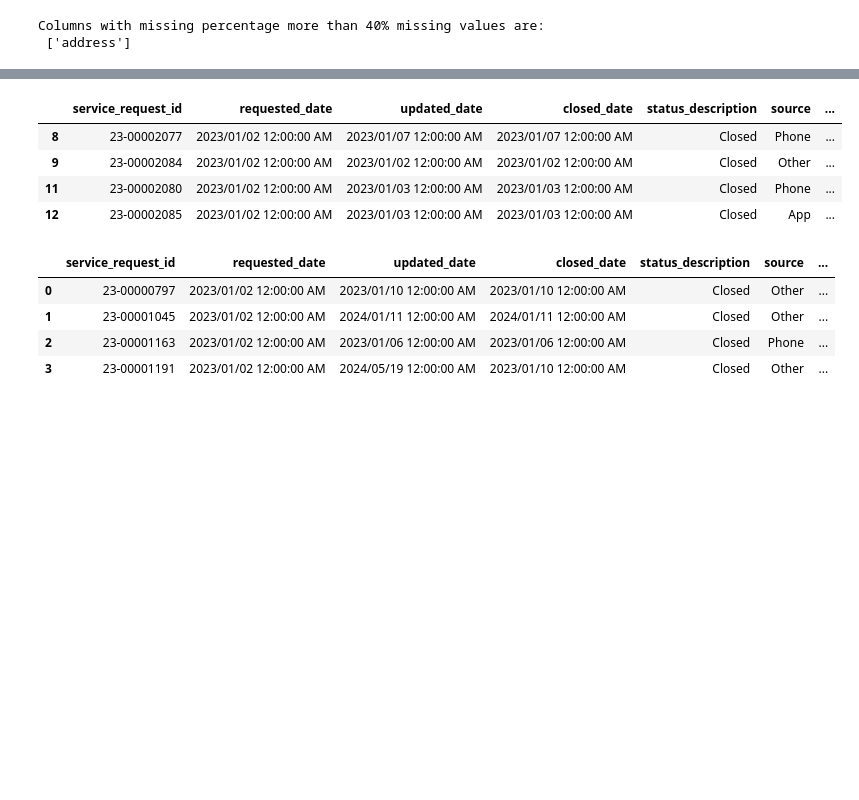
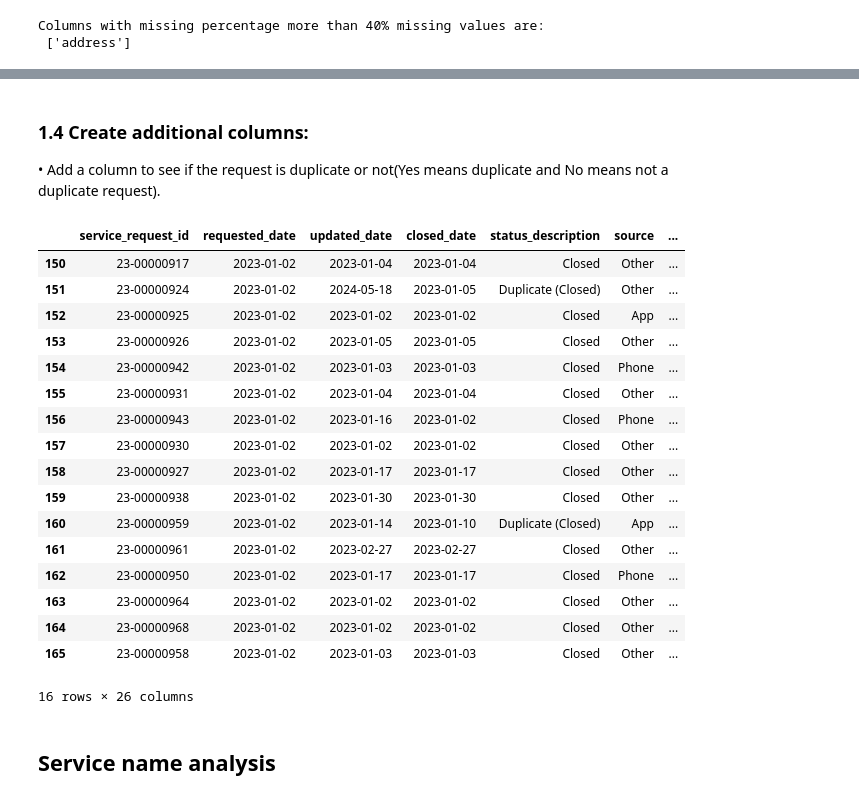
Before and after one commit to AnithaUofC/311ServiceRequests, a Jupyter notebook: 311DataWrangling.ipynb, the cells around one changed output, grey strips where cells are left out. Drawn from its saved outputs; the diff is of its cells as text; code cells hidden in the pictures; blank space fills up the shorter version.

```diff
--- a/311DataWrangling.ipynb
+++ b/311DataWrangling.ipynb
@@ -81,16 +135,34 @@ Columns with missing percentage more than 40% missing values are:
+# %% [markdown]
+### 1.4 Create additional columns:
+
+•	Add a column to see if the request is duplicate or not(Yes means duplicate and No means not a duplicate request).
 # %%
-nan_df = df[~df['comm_code'].isna()]
-display(nan_df.head(4))
-nan_df = df[df['comm_code'].isna()]
-display(nan_df.head(4))
+df['duplicate_request'] = df['status_description'].str.contains(r'Duplicate \(Closed\)', regex=True)
+
+# Convert the boolean values to 'yes'/'no'
+df['duplicate_request'] = df['duplicate_request'].replace({True: 'Yes', False: 'No'})
+
+# Checking if converted to yes or no
+df_subset = df.iloc[150:166]  # Python slicing includes 150 but excludes 166
+display(df_subset)
 # %% [output]
 |  | service_request_id | requested_date | updated_date | closed_date | status_description | source | ... |
-| 8 | 23-00002077 | 2023/01/02 12:00:00 AM | 2023/01/07 12:00:00 AM | 2023/01/07 12:00:00 AM | Closed | Phone | ... |
-| 9 | 23-00002084 | 2023/01/02 12:00:00 AM | 2023/01/02 12:00:00 AM | 2023/01/02 12:00:00 AM | Closed | Other | ... |
-| 11 | 23-00002080 | 2023/01/02 12:00:00 AM | 2023/01/03 12:00:00 AM | 2023/01/03 12:00:00 AM | Closed | Phone | ... |
-| 12 | 23-00002085 | 2023/01/02 12:00:00 AM | 2023/01/03 12:00:00 AM | 2023/01/03 12:00:00 AM | Closed | App | ... |
+| 150 | 23-00000917 | 2023-01-02 | 2023-01-04 | 2023-01-04 | Closed | Other | ... |
+| 151 | 23-00000924 | 2023-01-02 | 2024-05-18 | 2023-01-05 | Duplicate (Closed) | Other | ... |
+| 152 | 23-00000925 | 2023-01-02 | 2023-01-02 | 2023-01-02 | Closed | App | ... |
+| 153 | 23-00000926 | 2023-01-02 | 2023-01-05 | 2023-01-05 | Closed | Other | ... |
+| 154 | 23-00000942 | 2023-01-02 | 2023-01-03 | 2023-01-03 | Closed | Phone | ... |
+| 155 | 23-00000931 | 2023-01-02 | 2023-01-04 | 2023-01-04 | Closed | Other | ... |
+| 156 | 23-00000943 | 2023-01-02 | 2023-01-16 | 2023-01-02 | Closed | Phone | ... |
+| 157 | 23-00000930 | 2023-01-02 | 2023-01-02 | 2023-01-02 | Closed | Other | ... |
+| 158 | 23-00000927 | 2023-01-02 | 2023-01-17 | 2023-01-17 | Closed | Other | ... |
+| 159 | 23-00000938 | 2023-01-02 | 2023-01-30 | 2023-01-30 | Closed | Other | ... |
+| 160 | 23-00000959 | 2023-01-02 | 2023-01-14 | 2023-01-10 | Duplicate (Closed) | App | ... |
+| 161 | 23-00000961 | 2023-01-02 | 2023-02-27 | 2023-02-27 | Closed | Other | ... |
+| 162 | 23-00000950 | 2023-01-02 | 2023-01-17 | 2023-01-17 | Closed | Phone | ... |
+| 163 | 23-00000964 | 2023-01-02 | 2023-01-02 | 2023-01-02 | Closed | Other | ... |
+| 164 | 23-00000968 | 2023-01-02 | 2023-01-02 | 2023-01-02 | Closed | Other | ... |
+| 165 | 23-00000958 | 2023-01-02 | 2023-01-03 | 2023-01-03 | Closed | Other | ... |
-|  | service_request_id | requested_date | updated_date | closed_date | status_description | source | ... |
-| 0 | 23-00000797 | 2023/01/02 12:00:00 AM | 2023/01/10 12:00:00 AM | 2023/01/10 12:00:00 AM | Closed | Other | ... |
-| 1 | 23-00001045 | 2023/01/02 12:00:00 AM | 2024/01/11 12:00:00 AM | 2024/01/11 12:00:00 AM | Closed | Other | ... |
-| 2 | 23-00001163 | 2023/01/02 12:00:00 AM | 2023/01/06 12:00:00 AM | 2023/01/06 12:00:00 AM | Closed | Phone | ... |
-| 3 | 23-00001191 | 2023/01/02 12:00:00 AM | 2024/05/19 12:00:00 AM | 2023/01/10 12:00:00 AM | Closed | Other | ... |
+16 rows × 26 columns
+# %% [markdown]
+## Service name analysis
```
Also changed, not shown: parts of 8 cells of this notebook.
